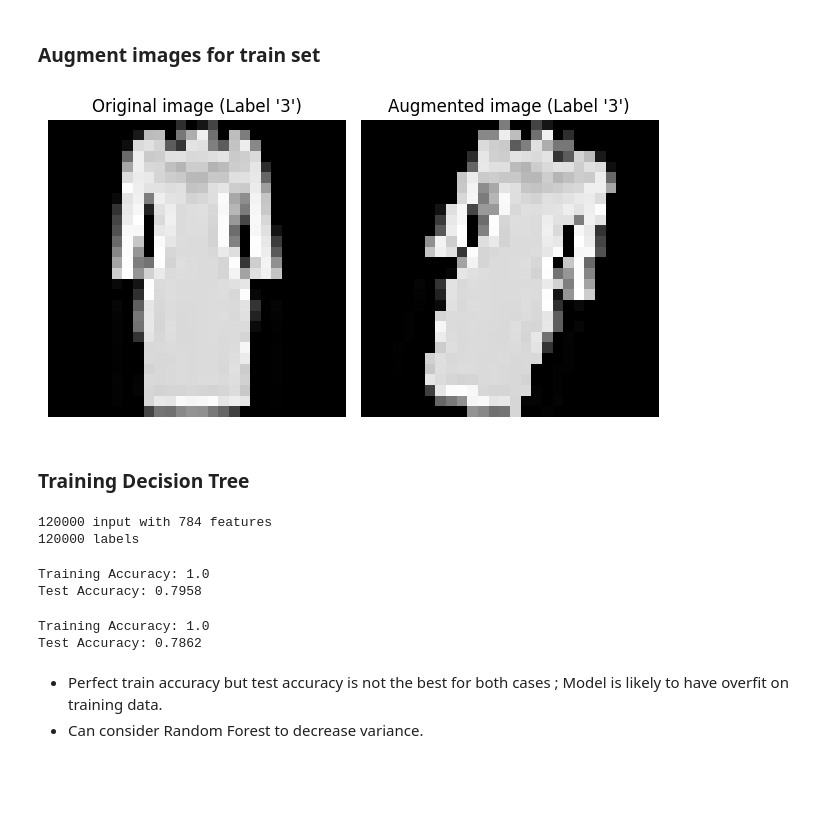
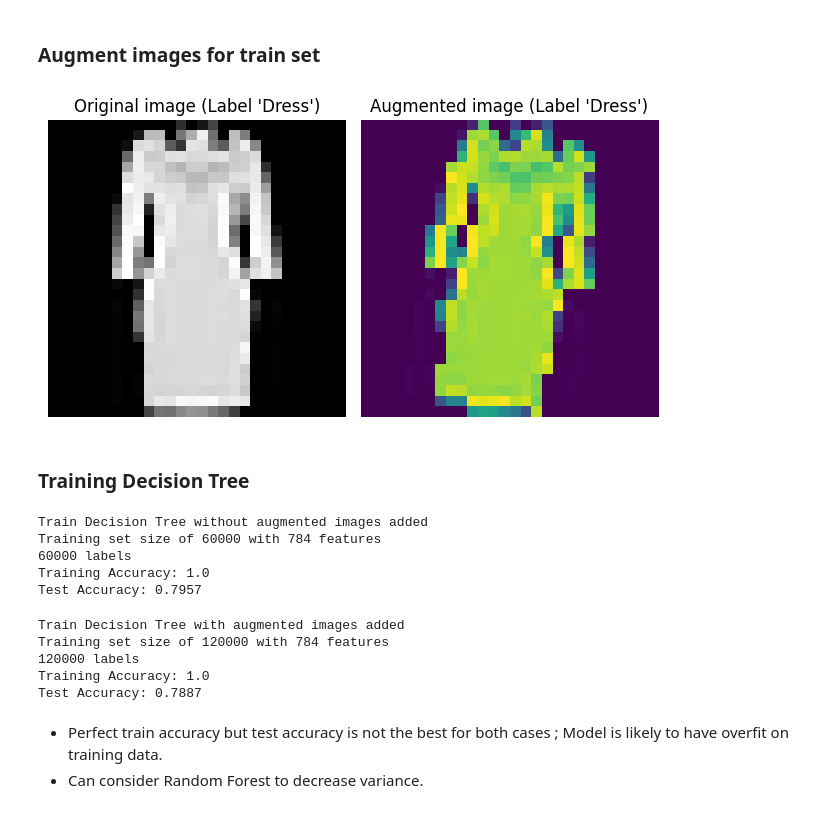
Before and after one commit to MingChuan23/CS3244_Group4, a Jupyter notebook: src/DT.ipynb, the cells around one changed output. Cells and saved outputs as stored; diff of their text form; code cells hidden in the pictures; blank space fills up the shorter version.

```diff
--- a/src/DT.ipynb
+++ b/src/DT.ipynb
@@ -65,31 +78,26 @@ for i, _image in enumerate(train_images):
 # %%
 # To visualise sample augmented image
 sample_image = train_images_augmented[8]
 sample_image_augmented = train_images_augmented[9]
 
 fig,ax = plt.subplots(1,2)
 ax[0].imshow(sample_image, cmap='gray')
 ax[0].axis('off')
-ax[0].set_title(f"Original image (Label '{y_train_augmented[8]}')")
-ax[1].imshow(sample_image_augmented, cmap='gray')
+ax[0].set_title(f"Original image (Label '{class_names[y_train_augmented[8]]}')")
+ax[1].imshow(sample_image_augmented)
 ax[1].axis('off')
-ax[1].set_title(f"Augmented image (Label '{y_train_augmented[9]}')")
+ax[1].set_title(f"Augmented image (Label '{class_names[y_train_augmented[9]]}')")
 fig.tight_layout()
 plt.show()
 # %% [output]
-[figure, old version]
+[figure, new version]
 # %% [markdown]
 ### Training Decision Tree
-# %%
-# Flatten all images
-X_train_augmented = [i.flatten() for i in train_images_augmented]
-
-print(f"{len(X_train_augmented)} input with {len(X_train_augmented[0])} features")
-print(f"{len(y_train_augmented)} labels")
-# %% [output]
-120000 input with 784 features
-120000 labels
 # %%
+print("Train Decision Tree without augmented images added")
+print(f"Training set size of {len(X_train)} with {len(X_train.columns)} features")
+print(f"{len(y_train)} labels")
+
 # Train without augmented images
 tree = DecisionTreeClassifier()
 tree.fit(X_train, y_train)
@@ -101,22 +109,34 @@ test_acc = accuracy_score(y_test, test_predictions)
 print("Training Accuracy:", train_acc)
 print("Test Accuracy:", test_acc)
 # %% [output]
+Train Decision Tree without augmented images added
+Training set size of 60000 with 784 features
+60000 labels
 Training Accuracy: 1.0
-Test Accuracy: 0.7958
+Test Accuracy: 0.7957
 # %%
+# Flatten list of original + augmented images
+X_train_augmented = [i.flatten() for i in train_images_augmented]
+print("Train Decision Tree with augmented images added")
+print(f"Training set size of {len(X_train_augmented)} with {len(X_train_augmented[0])} features")
+print(f"{len(y_train_augmented)} labels")
+
 # Train with augmented images
-tree = DecisionTreeClassifier()
-tree.fit(X_train_augmented, y_train_augmented)
-train_predictions = tree.predict(X_train_augmented)
-test_predictions = tree.predict(X_test)
+tree_augmented = DecisionTreeClassifier()
+tree_augmented.fit(X_train_augmented, y_train_augmented)
+train_predictions_augmented = tree_augmented.predict(X_train_augmented)
+test_predictions_augmented = tree_augmented.predict(X_test)
 
-train_acc = accuracy_score(y_train_augmented, train_predictions)
-test_acc = accuracy_score(y_test, test_predictions)
-print("Training Accuracy:", train_acc)
-print("Test Accuracy:", test_acc)
+train_acc_augmented = accuracy_score(y_train_augmented, train_predictions_augmented)
+test_acc_augmented = accuracy_score(y_test, test_predictions_augmented)
+print("Training Accuracy:", train_acc_augmented)
+print("Test Accuracy:", test_acc_augmented)
 # %% [output]
+Train Decision Tree with augmented images added
+Training set size of 120000 with 784 features
+120000 labels
 Training Accuracy: 1.0
-Test Accuracy: 0.7862
+Test Accuracy: 0.7887
 # %% [markdown]
 - Perfect train accuracy but test accuracy is not the best for both cases ; Model is likely to have overfit on training data.
 - Can consider Random Forest to decrease variance.
```
Also changed, not shown: parts of 6 cells of this notebook.
